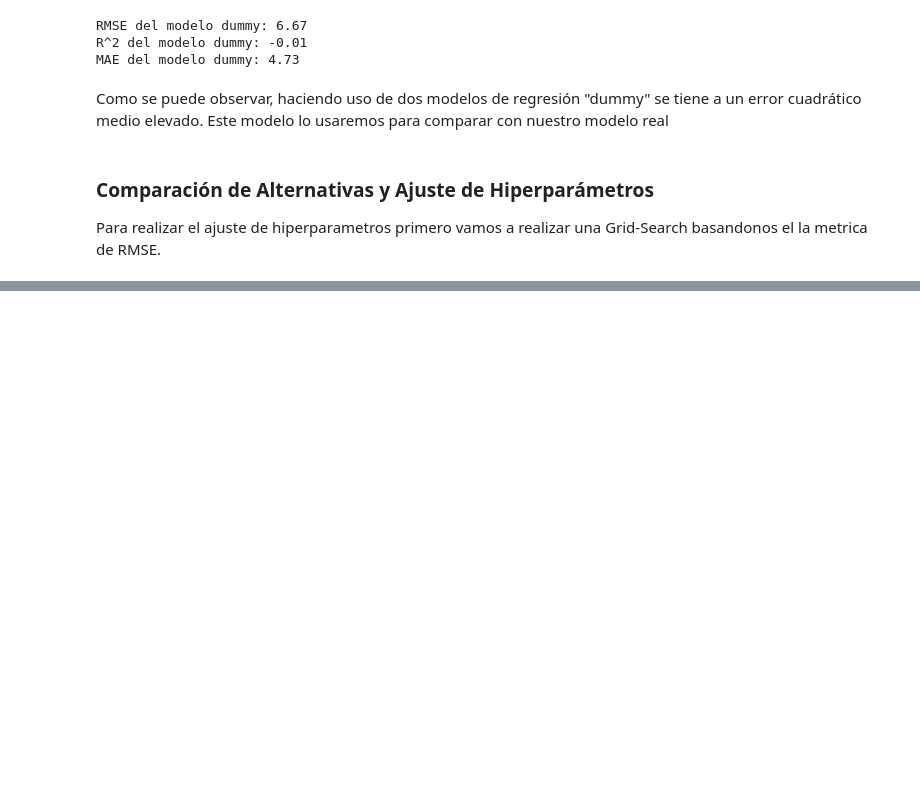
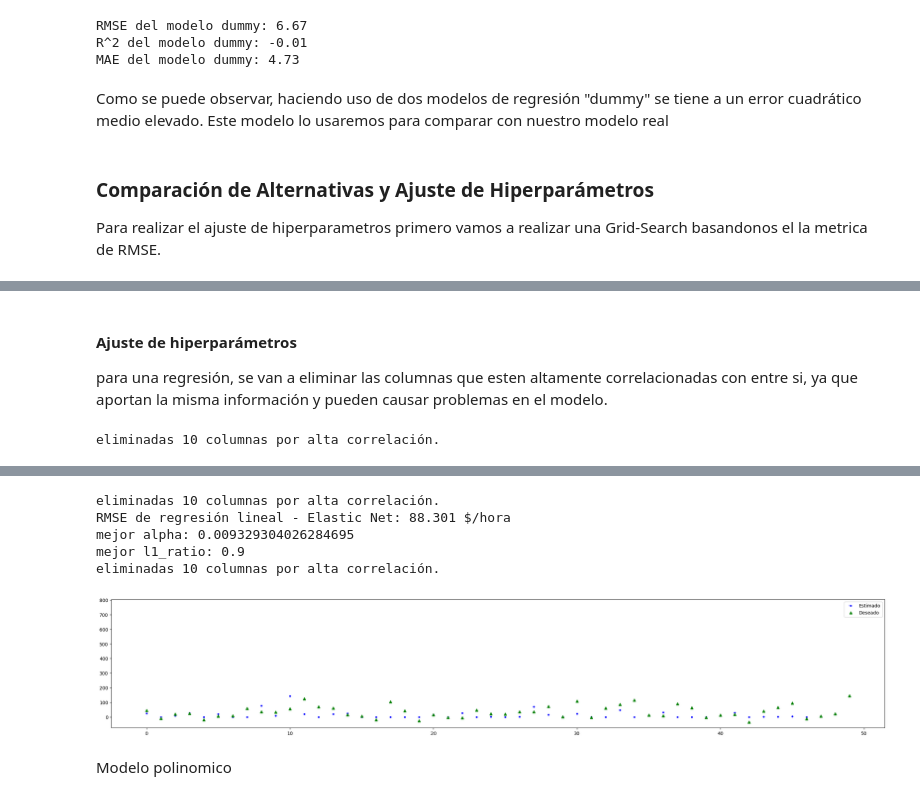
Before and after one commit to seniorbeto/Grupo04_Practica1, a Jupyter notebook: Notebook_1.ipynb, the cells around one changed output, grey strips where cells are left out. Drawn from its saved outputs; the diff is of its cells as text; code cells hidden in the pictures; blank space fills up the shorter version.

Commit message:
intento encontrar un modelo polinomico o lineal que se ajuste, spoiler sale mal

```diff
--- a/Notebook_1.ipynb
+++ b/Notebook_1.ipynb
@@ -412,0 +307,3 @@ hiperparametros del mejor modelo: {'copy_X': True, 'fit_intercept': False, 'n_jo
+# %% [markdown]
+#### Ajuste de hiperparámetros
+para una regresión, se van a eliminar las columnas que esten altamente correlacionadas con entre si, ya que aportan la misma información y pueden causar problemas en el modelo.
@@ -412,0 +336,41 @@ hiperparametros del mejor modelo: {'copy_X': True, 'fit_intercept': False, 'n_jo
+# %%
+from sklearn.linear_model import LassoCV, RidgeCV, ElasticNetCV, LinearRegression
+from sklearn.pipeline import Pipeline
+
+
+
+elastic_pipe_regr = Pipeline([
+    ('preprocessing', preprocessor),
+    ('regressor', ElasticNetCV(
+        l1_ratio        = [0.1, 0.5, 0.7, 0.9, 0.95, 0.99],
+        alphas          = np.logspace(-10, 3, 200),
+        cv              = 5,
+        max_iter=1000,
+    ))
+])
+
+np.random.seed(SEED)
+# %%
+# vamos a entrenar con todos los datos y luego sin los outliers
+X = wind_ava.drop(columns='cape.13')
+y = wind_ava['cape.13']
+X_train, X_test, y_train, y_test = train_test_split(X, y, test_size=0.33, random_state=SEED)
+# %%
+elastic_pipe_regr.fit(X_train, y_train)
+
+def pintaResultados (reg, n):
+  plt.subplots(figsize=(30, 5))
+  x = np.arange(y_test[:n].size)
+  pred = reg.predict(X=X_test)
+  plt.plot(x, y_test[:n], 'b.', label='Estimado')
+  plt.plot(x, pred[:n], 'g^', label='Deseado')
+  plt.legend(loc='upper right')
+  plt.show()
+
+print(f"RMSE de regresión lineal - Elastic Net: {rmse(y_test, elastic_pipe_regr.predict(X=X_test)):.3f} $/hora")
+print(f"mejor alpha: {elastic_pipe_regr.named_steps['regressor'].alpha_}")
+print(f"mejor l1_ratio: {elastic_pipe_regr.named_steps['regressor'].l1_ratio_}")
+
+pintaResultados(elastic_pipe_regr, 50)
+# %% [output]
+eliminadas 10 columnas por alta correlación.
@@ -412,0 +378,8 @@ hiperparametros del mejor modelo: {'copy_X': True, 'fit_intercept': False, 'n_jo
+eliminadas 10 columnas por alta correlación.
+RMSE de regresión lineal - Elastic Net: 88.301 $/hora
+mejor alpha: 0.009329304026284695
+mejor l1_ratio: 0.9
+eliminadas 10 columnas por alta correlación.
+[figure, added]
+# %% [markdown]
+Modelo polinomico
```
Also changed, not shown: parts of 14 cells of this notebook.
